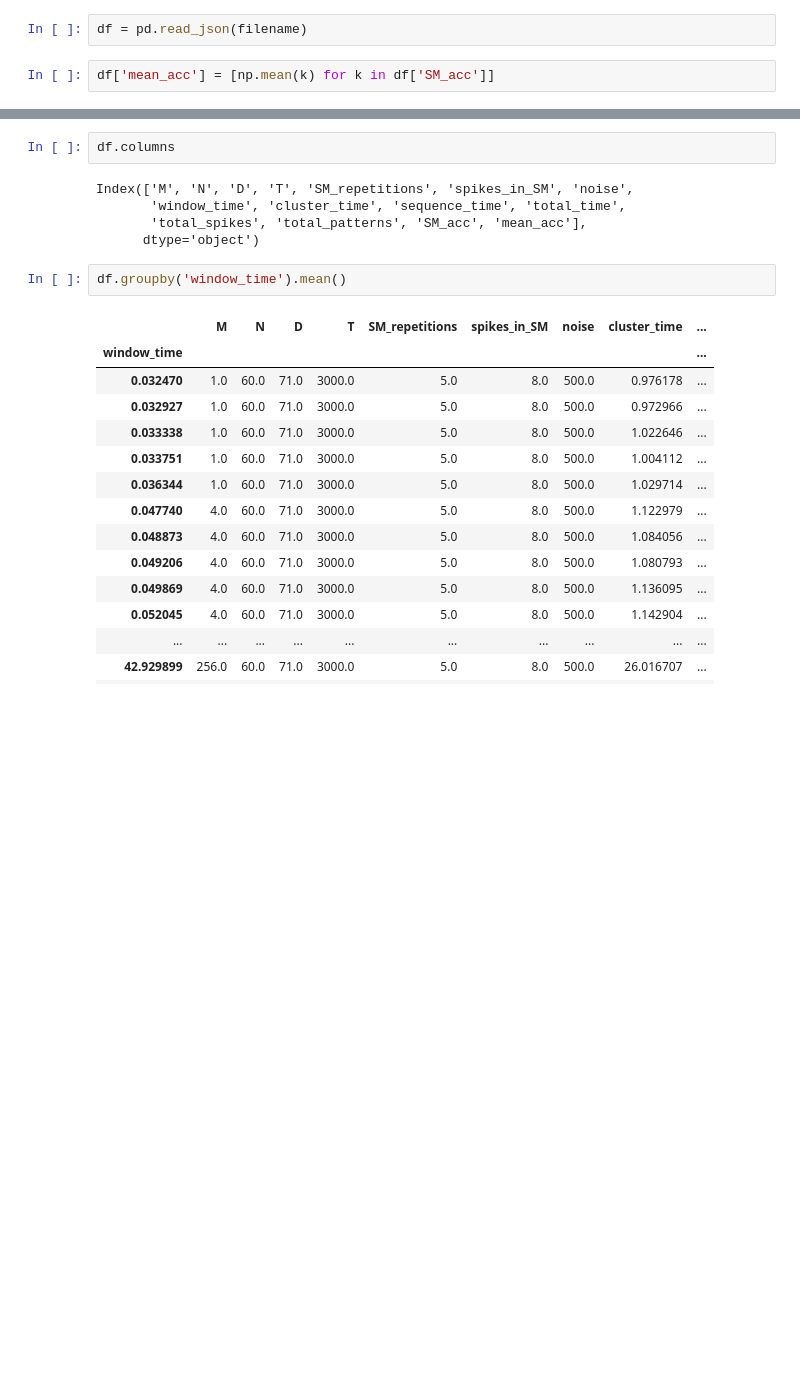
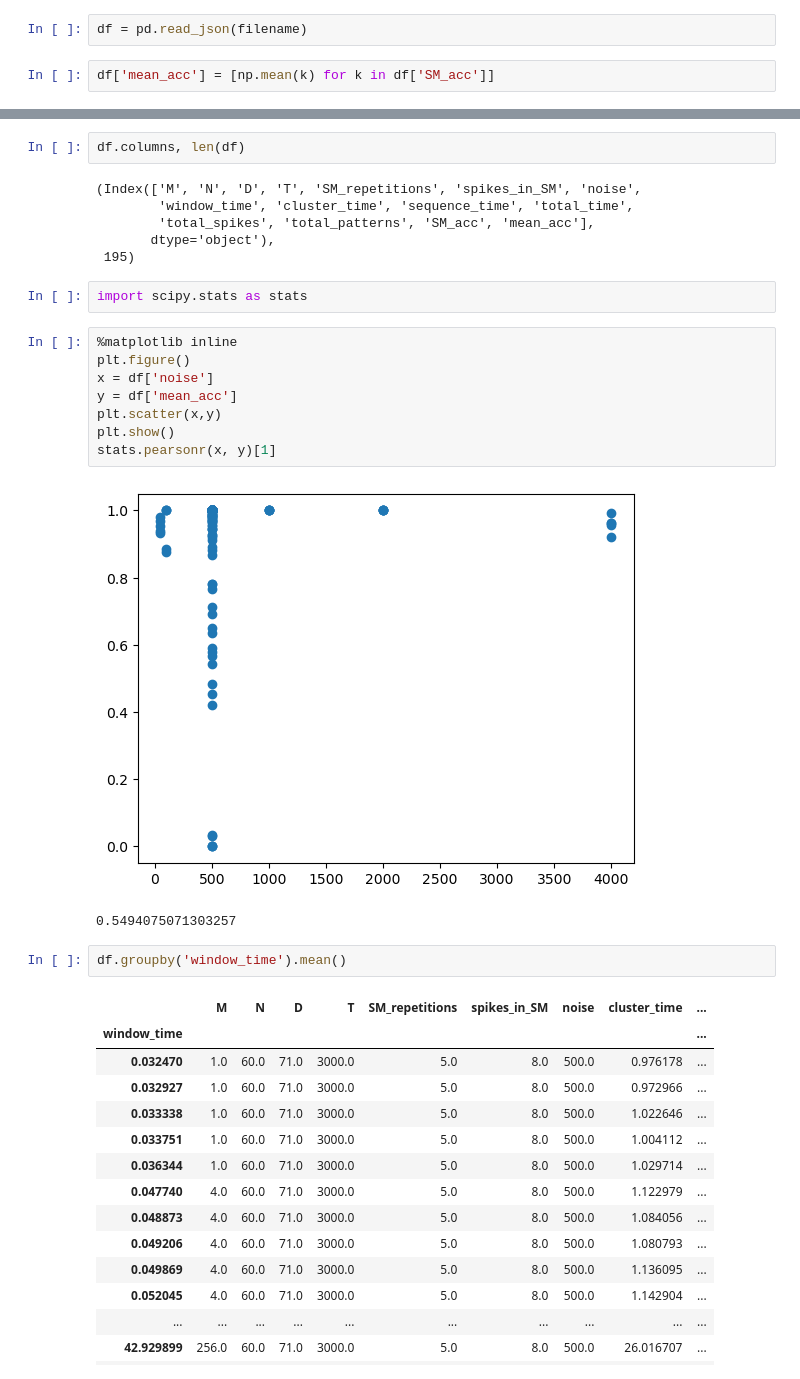
Before and after one commit to CosmicSurgery/thesis_notebooks, a Jupyter notebook: 2023.10.05 - Final Drafts v2/2023.10.06 - UL-HDP figures.ipynb, the cells around one changed output, grey strips where cells are left out. Drawn from its saved outputs; the diff is of its cells as text; blank space fills up the shorter version.

Commit message:
tweaks to figures

```diff
--- a/2023.10.05 - Final Drafts v2/2023.10.06 - UL-HDP figures.ipynb
+++ b/2023.10.05 - Final Drafts v2/2023.10.06 - UL-HDP figures.ipynb
@@ -40,10 +40,24 @@ df
 # %%
-df.columns
+df.columns, len(df)
 # %% [output]
-Index(['M', 'N', 'D', 'T', 'SM_repetitions', 'spikes_in_SM', 'noise',
-       'window_time', 'cluster_time', 'sequence_time', 'total_time',
-       'total_spikes', 'total_patterns', 'SM_acc', 'mean_acc'],
-      dtype='object')
+(Index(['M', 'N', 'D', 'T', 'SM_repetitions', 'spikes_in_SM', 'noise',
+        'window_time', 'cluster_time', 'sequence_time', 'total_time',
+        'total_spikes', 'total_patterns', 'SM_acc', 'mean_acc'],
+       dtype='object'),
+ 195)
+# %%
+import scipy.stats as stats
+# %%
+%matplotlib inline
+plt.figure()
+x = df['noise']
+y = df['mean_acc']
+plt.scatter(x,y)
+plt.show()
+stats.pearsonr(x, y)[1]
+# %% [output]
+[figure, added]
+0.5494075071303257
 # %%
 df.groupby('window_time').mean()
 # %% [output]
```
Also changed, not shown: parts of 2 cells of this notebook, 5 other files.
